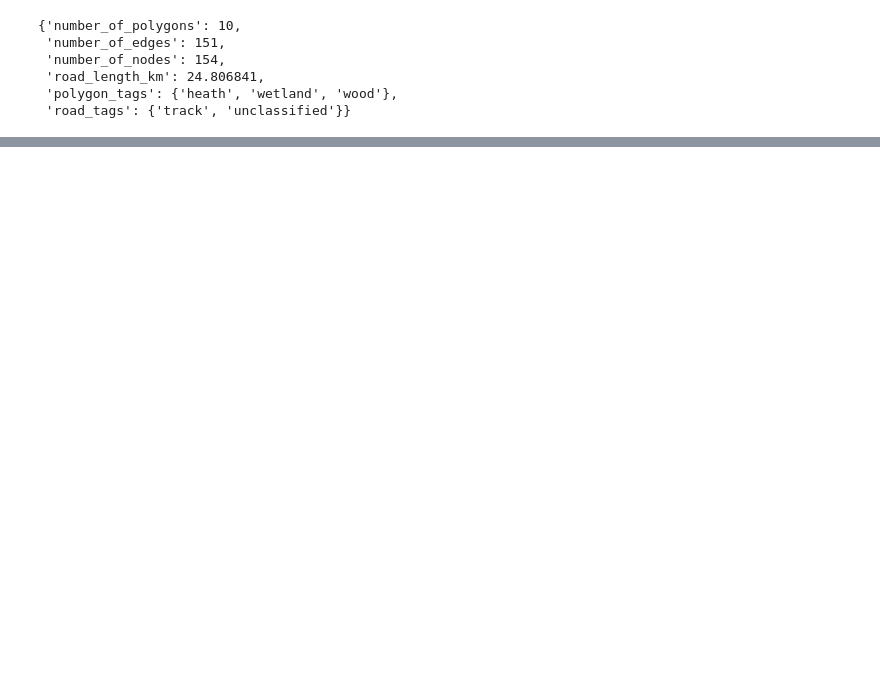
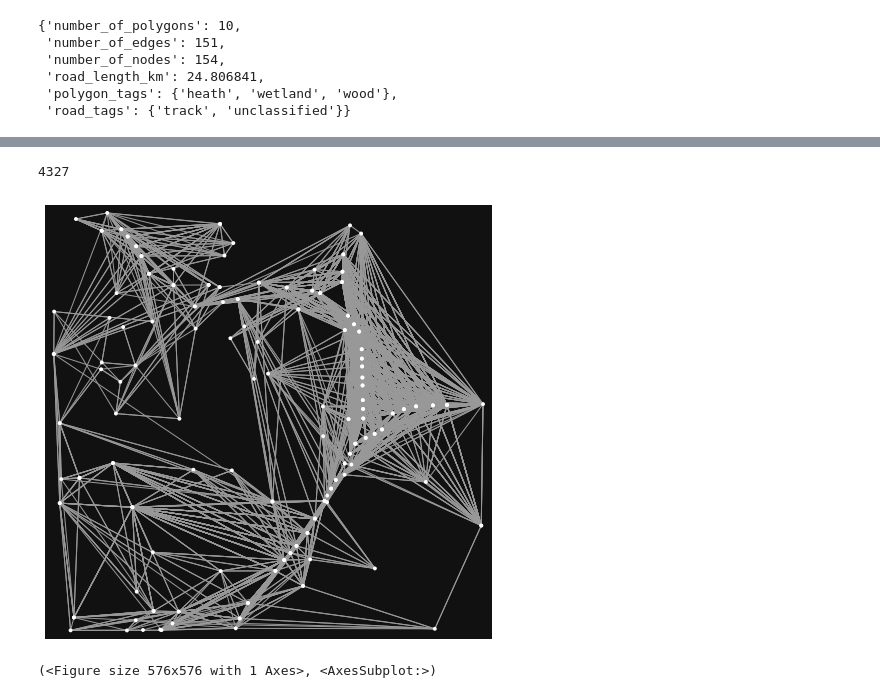
Before and after one commit to Denikozub/Offroad-routing-engine, a Jupyter notebook: Untitled.ipynb, the cells around one changed output, grey strips where cells are left out. Cells and saved outputs as stored; diff of their text form; code cells hidden in the pictures; blank space fills up the shorter version.

Commit message:
fix vgraph

```diff
--- a/Untitled.ipynb
+++ b/Untitled.ipynb
@@ -55,0 +40,13 @@ linestrings
+# %%
+from src.offroad_routing.osm_data.geometry import Geometry
+from src.offroad_routing.visibility.visibility_graph import VisibilityGraph
+
+import warnings
+warnings.filterwarnings("ignore")
+
+filename = "maps/user_area.osm.pbf"
+bbox = [34, 59, 34.2, 59.1]
+
+geom = Geometry.parse(filename=filename, bbox=bbox)
+geom = geom.simplify_roads(200)
+geom.simplify_polygons(10, inplace=True)
@@ -55,0 +66,14 @@ linestrings
+# %%
+vgraph = VisibilityGraph(*geom.export(True))
+# %%
+G = vgraph.build_graph(inside_percent=0, multiprocessing=False)
+# %%
+G.number_of_edges()
+# %% [output]
+4327
+# %%
+import osmnx as ox
+ox.plot_graph(G)
+# %% [output]
+[figure, added]
+(<Figure size 576x576 with 1 Axes>, <AxesSubplot:>)
```
Also changed, not shown: parts of 3 cells of this notebook, 6 other files.
